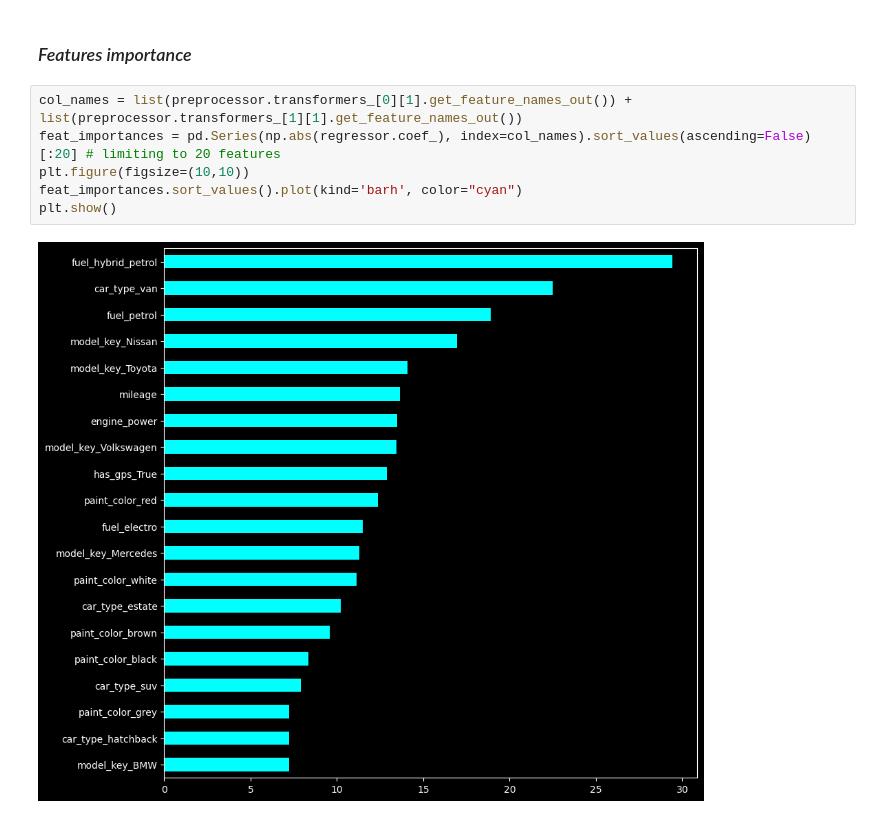
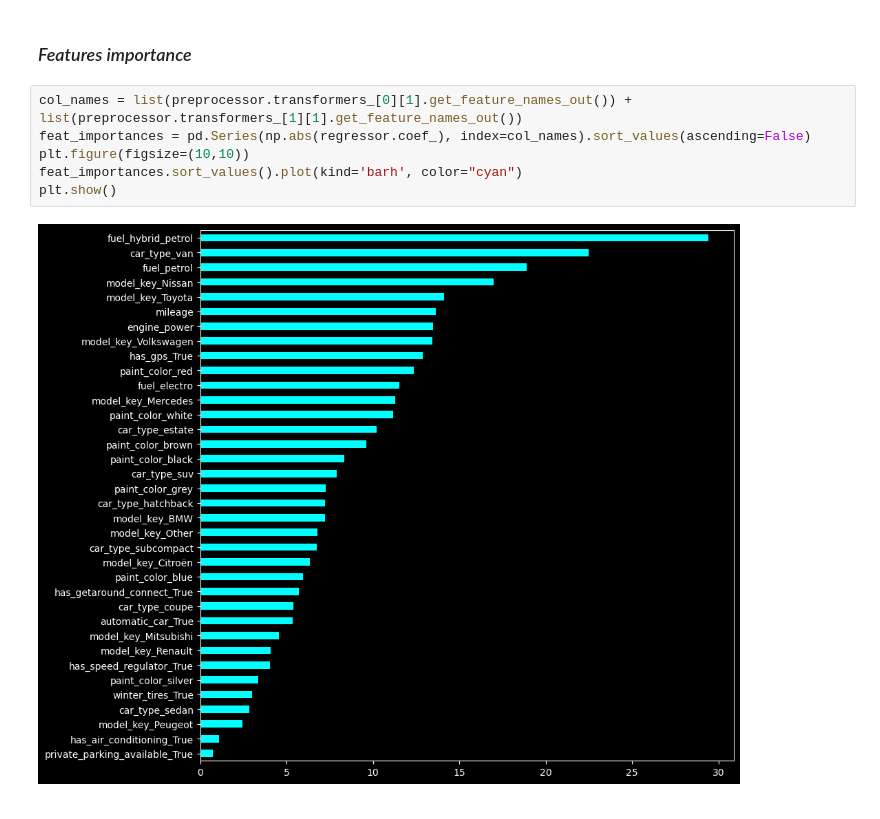
Before and after one commit to haikel11/Deployment_Project_Getaround, a Jupyter notebook: model.ipynb, the cells around one changed output. Saved outputs shown, nothing was run; the diff lists cells and outputs as text.

```diff
--- a/model.ipynb
+++ b/model.ipynb
@@ -297,9 +297,9 @@ R2 score on test set :  0.678984019237355
 ### *Features importance*
 # %%
 col_names = list(preprocessor.transformers_[0][1].get_feature_names_out()) + list(preprocessor.transformers_[1][1].get_feature_names_out())
-feat_importances = pd.Series(np.abs(regressor.coef_), index=col_names).sort_values(ascending=False)[:20] # limiting to 20 features
+feat_importances = pd.Series(np.abs(regressor.coef_), index=col_names).sort_values(ascending=False)
 plt.figure(figsize=(10,10))
 feat_importances.sort_values().plot(kind='barh', color="cyan")
 plt.show()
 # %% [output]
-[figure, old version]
+[figure, new version]
```
Also changed, not shown: parts of 1 cell of this notebook.
